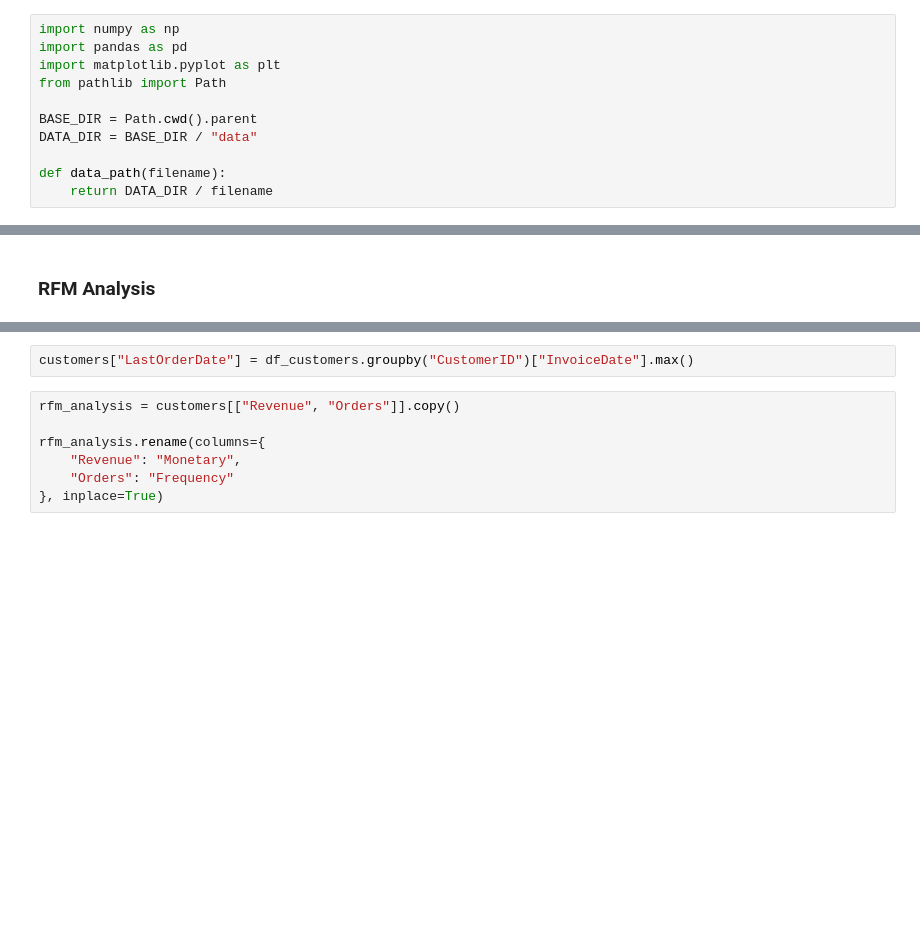
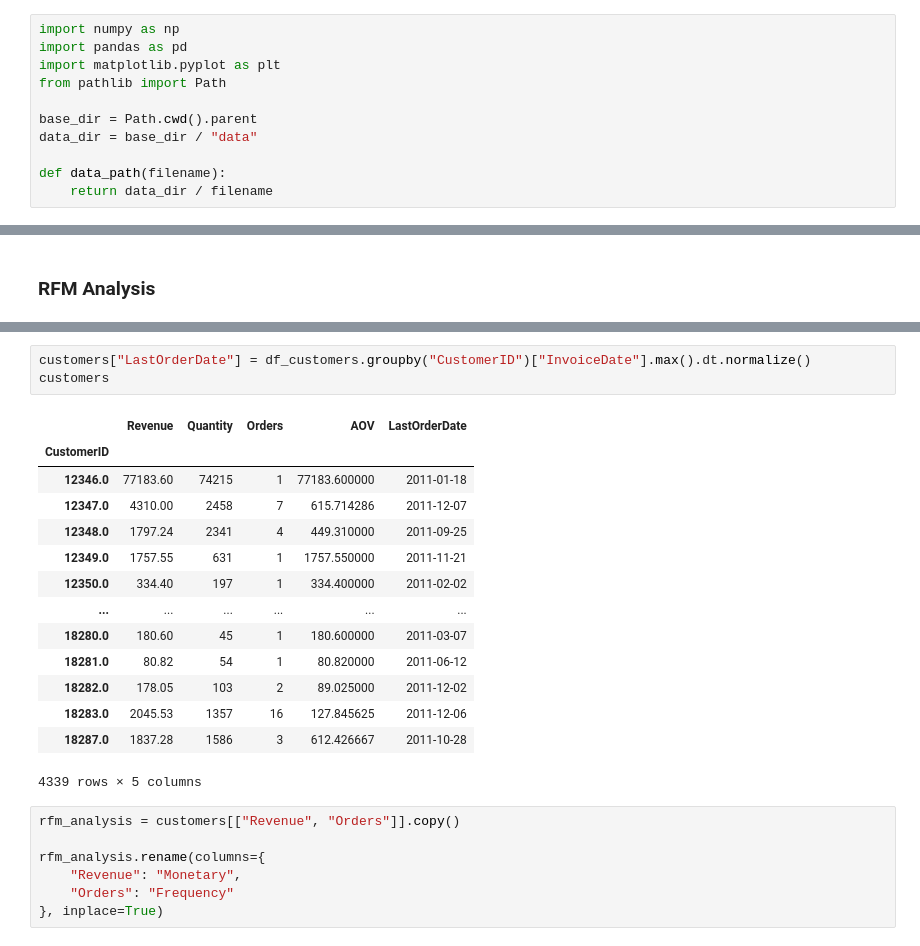
Before and after one commit to MattiaVerardi/online-retail-py, a Jupyter notebook: notebooks/online_retail_py.ipynb, the cells around one changed output, grey strips where cells are left out. Cells and saved outputs as stored; diff of their text form; blank space fills up the shorter version.

```diff
--- a/notebooks/online_retail_py.ipynb
+++ b/notebooks/online_retail_py.ipynb
@@ -4,11 +4,11 @@ import pandas as pd
 import matplotlib.pyplot as plt
 from pathlib import Path
 
-BASE_DIR = Path.cwd().parent
-DATA_DIR = BASE_DIR / "data"
+base_dir = Path.cwd().parent
+data_dir = base_dir / "data"
 
 def data_path(filename):
-    return DATA_DIR / filename
+    return data_dir / filename
 # %%
 df = pd.read_excel(data_path("Online Retail.xlsx"))
 df.head(2)
@@ -812,5 +815,21 @@ last_date = df_clean["InvoiceDate"].max()
 # %%
-customers["LastOrderDate"] = df_customers.groupby("CustomerID")["InvoiceDate"].max()
+customers["LastOrderDate"] = df_customers.groupby("CustomerID")["InvoiceDate"].max().dt.normalize()
+customers
+# %% [output]
+|  | Revenue | Quantity | Orders | AOV | LastOrderDate |
+| CustomerID |  |  |  |  |  |
+| 12346.0 | 77183.60 | 74215 | 1 | 77183.600000 | 2011-01-18 |
+| 12347.0 | 4310.00 | 2458 | 7 | 615.714286 | 2011-12-07 |
+| 12348.0 | 1797.24 | 2341 | 4 | 449.310000 | 2011-09-25 |
+| 12349.0 | 1757.55 | 631 | 1 | 1757.550000 | 2011-11-21 |
+| 12350.0 | 334.40 | 197 | 1 | 334.400000 | 2011-02-02 |
+| ... | ... | ... | ... | ... | ... |
+| 18280.0 | 180.60 | 45 | 1 | 180.600000 | 2011-03-07 |
+| 18281.0 | 80.82 | 54 | 1 | 80.820000 | 2011-06-12 |
+| 18282.0 | 178.05 | 103 | 2 | 89.025000 | 2011-12-02 |
+| 18283.0 | 2045.53 | 1357 | 16 | 127.845625 | 2011-12-06 |
+| 18287.0 | 1837.28 | 1586 | 3 | 612.426667 | 2011-10-28 |
+4339 rows × 5 columns
 # %%
 rfm_analysis = customers[["Revenue", "Orders"]].copy()
 
```
Also changed, not shown: parts of 16 cells of this notebook, 2 other files.
